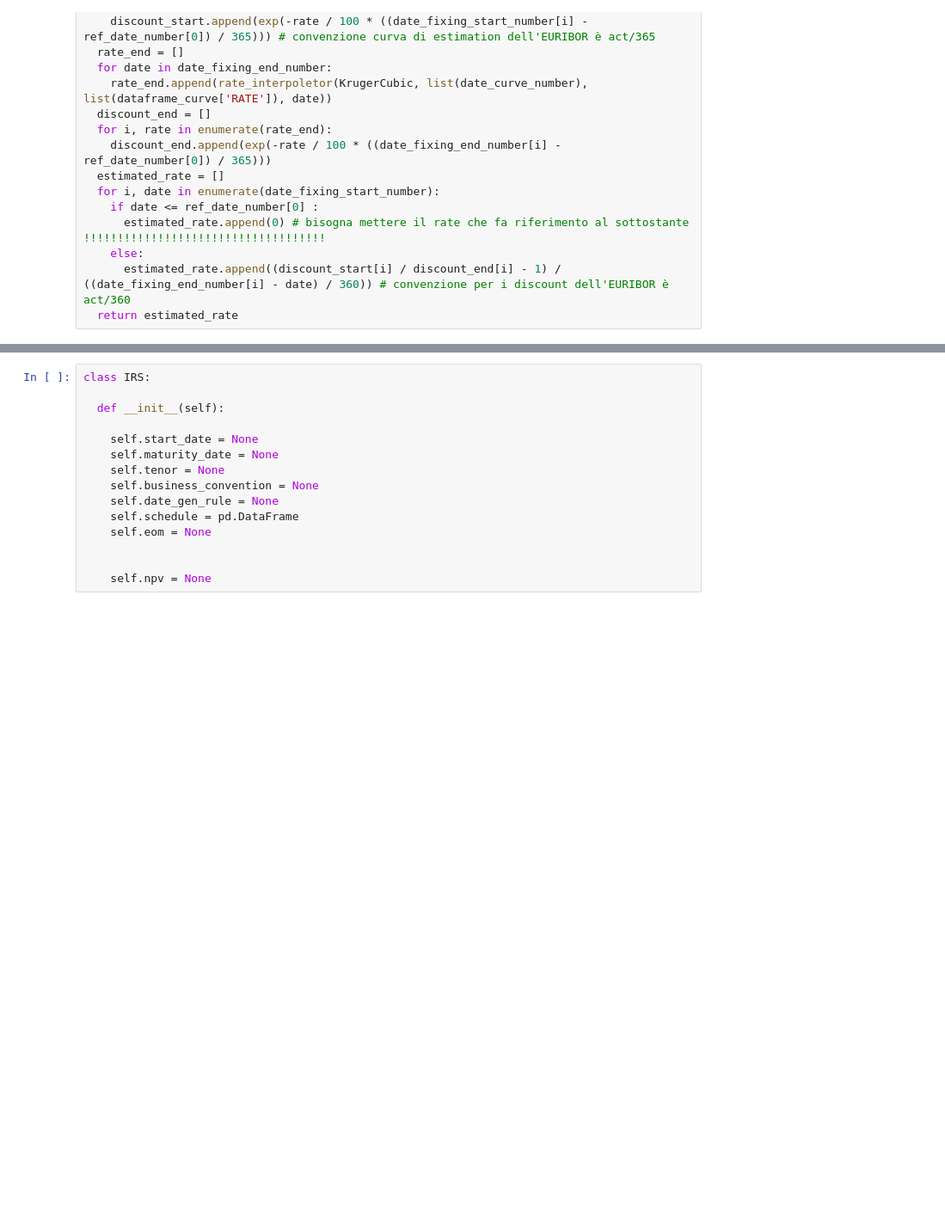
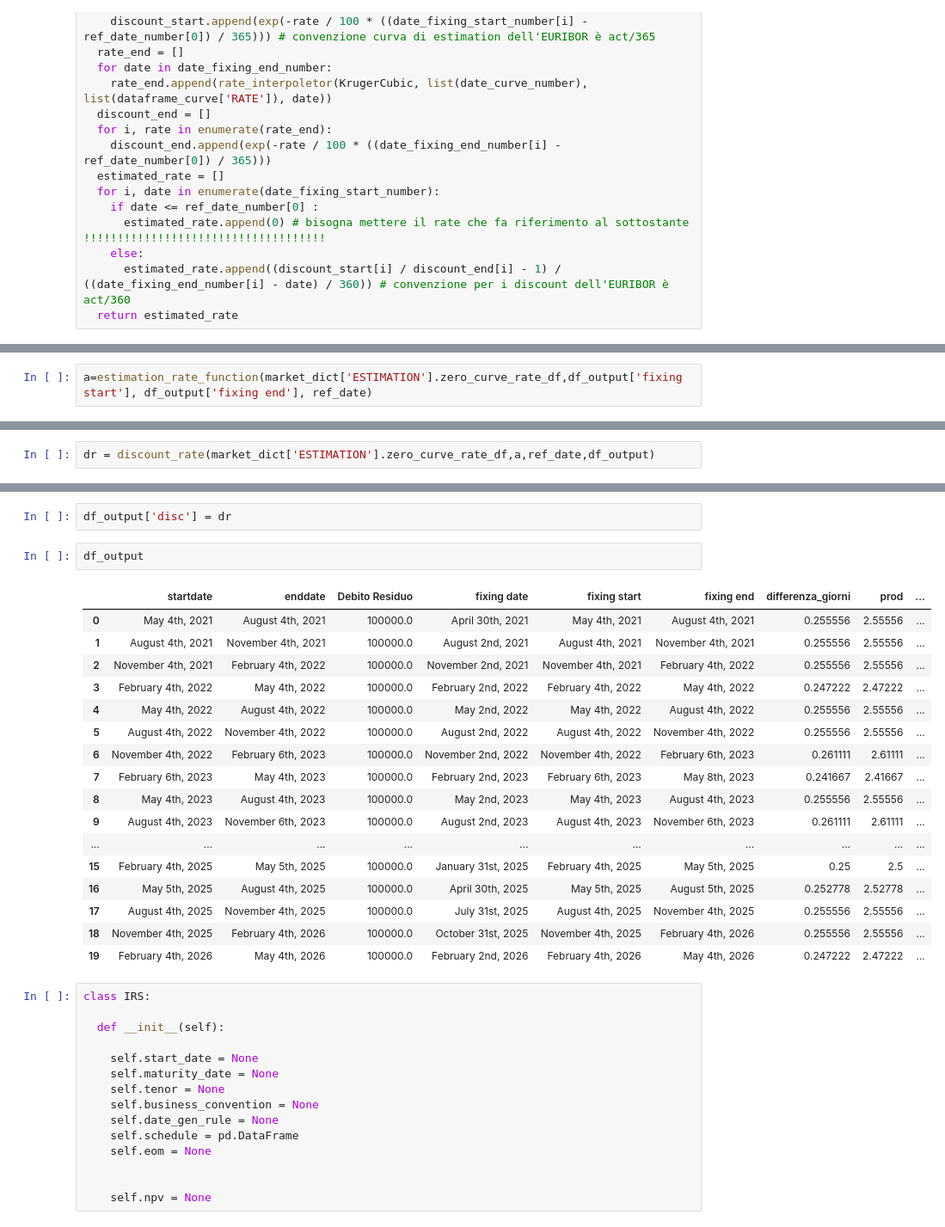
Before and after one commit to MPrazzoli/corpsol, a Jupyter notebook: Script_buono.ipynb, the cells around one changed output, grey strips where cells are left out. Shown at 86% size. Cells and saved outputs as stored; diff of their text form; blank space fills up the shorter version.

```diff
--- a/Script_buono.ipynb
+++ b/Script_buono.ipynb
@@ -407,0 +372,2 @@ date_to_ordinal(d2)[0]-date_to_ordinal(d1)[0]
+# %%
+a=estimation_rate_function(market_dict['ESTIMATION'].zero_curve_rate_df,df_output['fixing start'], df_output['fixing end'], ref_date)
@@ -407,0 +378,2 @@ date_to_ordinal(d2)[0]-date_to_ordinal(d1)[0]
+# %%
+dr = discount_rate(market_dict['ESTIMATION'].zero_curve_rate_df,a,ref_date,df_output)
@@ -408,3 +400,25 @@ date_to_ordinal(d2)[0]-date_to_ordinal(d1)[0]
+# %%
+df_output['disc'] = dr
+# %%
+df_output
+# %% [output]
+|  | startdate | enddate | Debito Residuo | fixing date | fixing start | fixing end | differenza_giorni | prod | ... |
+| 0 | May 4th, 2021 | August 4th, 2021 | 100000.0 | April 30th, 2021 | May 4th, 2021 | August 4th, 2021 | 0.255556 | 2.55556 | ... |
+| 1 | August 4th, 2021 | November 4th, 2021 | 100000.0 | August 2nd, 2021 | August 4th, 2021 | November 4th, 2021 | 0.255556 | 2.55556 | ... |
+| 2 | November 4th, 2021 | February 4th, 2022 | 100000.0 | November 2nd, 2021 | November 4th, 2021 | February 4th, 2022 | 0.255556 | 2.55556 | ... |
+| 3 | February 4th, 2022 | May 4th, 2022 | 100000.0 | February 2nd, 2022 | February 4th, 2022 | May 4th, 2022 | 0.247222 | 2.47222 | ... |
+| 4 | May 4th, 2022 | August 4th, 2022 | 100000.0 | May 2nd, 2022 | May 4th, 2022 | August 4th, 2022 | 0.255556 | 2.55556 | ... |
+| 5 | August 4th, 2022 | November 4th, 2022 | 100000.0 | August 2nd, 2022 | August 4th, 2022 | November 4th, 2022 | 0.255556 | 2.55556 | ... |
+| 6 | November 4th, 2022 | February 6th, 2023 | 100000.0 | November 2nd, 2022 | November 4th, 2022 | February 6th, 2023 | 0.261111 | 2.61111 | ... |
+| 7 | February 6th, 2023 | May 4th, 2023 | 100000.0 | February 2nd, 2023 | February 6th, 2023 | May 8th, 2023 | 0.241667 | 2.41667 | ... |
+| 8 | May 4th, 2023 | August 4th, 2023 | 100000.0 | May 2nd, 2023 | May 4th, 2023 | August 4th, 2023 | 0.255556 | 2.55556 | ... |
+| 9 | August 4th, 2023 | November 6th, 2023 | 100000.0 | August 2nd, 2023 | August 4th, 2023 | November 6th, 2023 | 0.261111 | 2.61111 | ... |
+| ... | ... | ... | ... | ... | ... | ... | ... | ... | ... |
+| 15 | February 4th, 2025 | May 5th, 2025 | 100000.0 | January 31st, 2025 | February 4th, 2025 | May 5th, 2025 | 0.25 | 2.5 | ... |
+| 16 | May 5th, 2025 | August 4th, 2025 | 100000.0 | April 30th, 2025 | May 5th, 2025 | August 5th, 2025 | 0.252778 | 2.52778 | ... |
+| 17 | August 4th, 2025 | November 4th, 2025 | 100000.0 | July 31st, 2025 | August 4th, 2025 | November 4th, 2025 | 0.255556 | 2.55556 | ... |
+| 18 | November 4th, 2025 | February 4th, 2026 | 100000.0 | October 31st, 2025 | November 4th, 2025 | February 4th, 2026 | 0.255556 | 2.55556 | ... |
+| 19 | February 4th, 2026 | May 4th, 2026 | 100000.0 | February 2nd, 2026 | February 4th, 2026 | May 4th, 2026 | 0.247222 | 2.47222 | ... |
 # %%
 class IRS:
 
```
Also changed, not shown: parts of 9 cells of this notebook.
